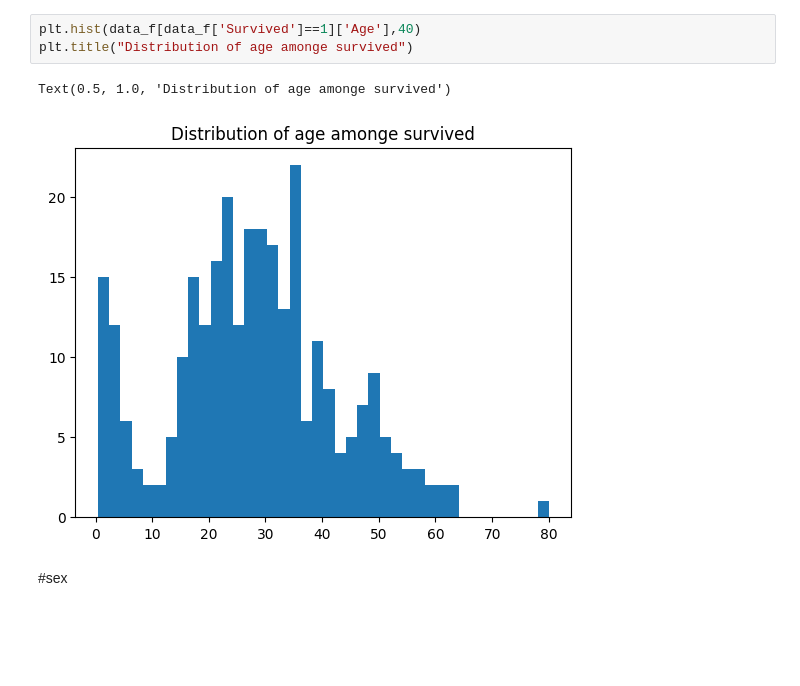
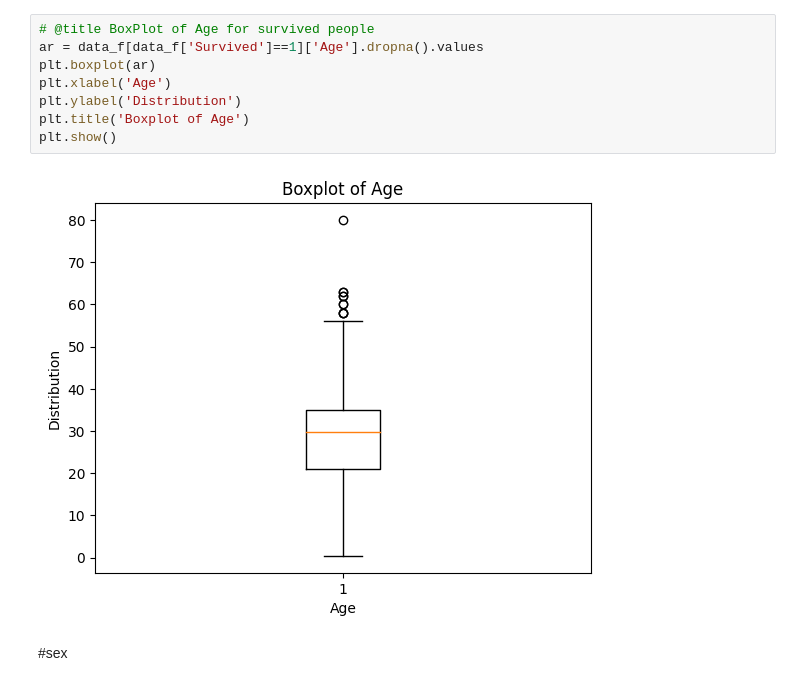
Before and after one commit to NazaninSaadatMoghaddam1993/Titanik_kaggle_competition, a Jupyter notebook: titanic_analysis.ipynb, the cells around one changed output. Saved outputs shown, nothing was run; the diff lists cells and outputs as text; blank space fills up the shorter version.

```diff
--- a/titanic_analysis.ipynb
+++ b/titanic_analysis.ipynb
@@ -126,8 +118,12 @@ Text(0.5, 1.0, 'Distribution of age amonge dead')
-# %%
-plt.hist(data_f[data_f['Survived']==1]['Age'],40)
-plt.title("Distribution of age amonge survived")
-# %% [output]
-Text(0.5, 1.0, 'Distribution of age amonge survived')
-[figure, removed]
+# %%
+# @title BoxPlot of Age for survived people
+ar = data_f[data_f['Survived']==1]['Age'].dropna().values
+plt.boxplot(ar)
+plt.xlabel('Age')
+plt.ylabel('Distribution')
+plt.title('Boxplot of Age')
+plt.show()
+# %% [output]
+[figure, added]
 # %% [markdown]
 #sex
```
Also changed, not shown: parts of 80 cells of this notebook.
